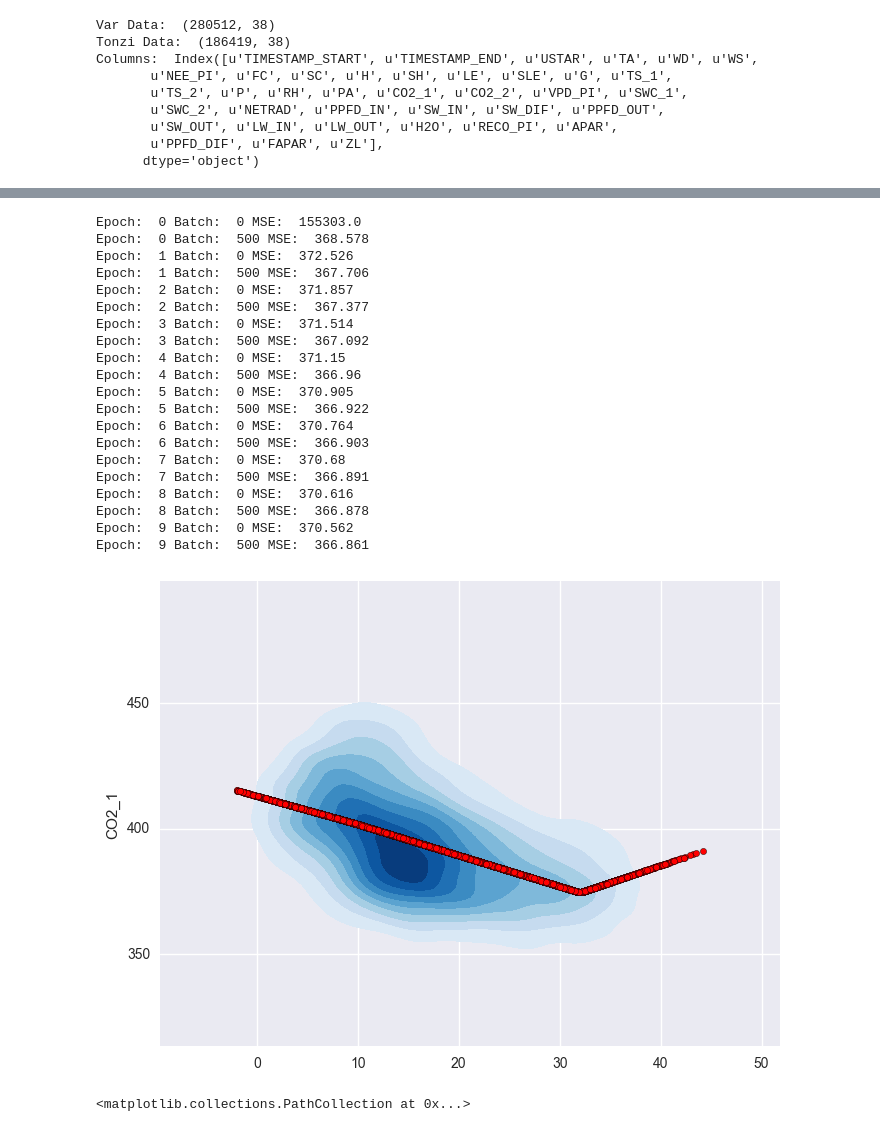
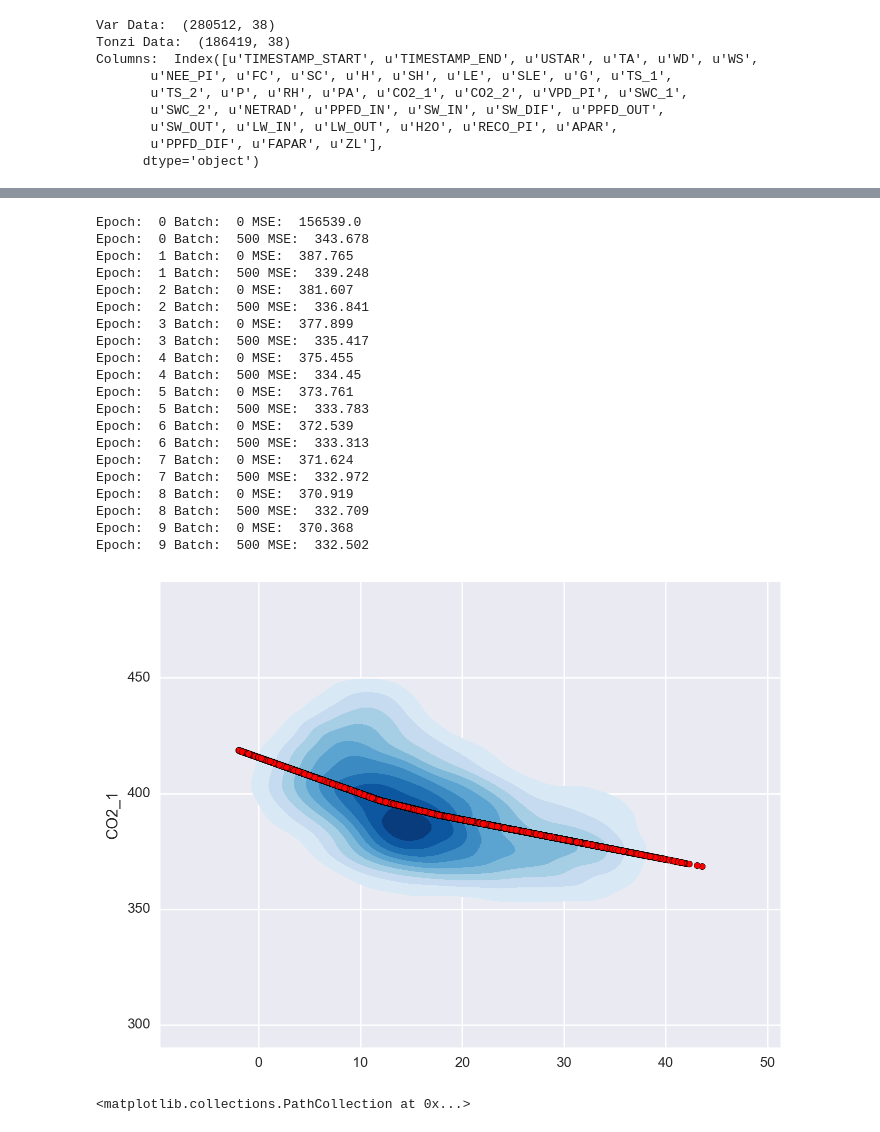
Before and after one commit to bsuper-archive/biomet-partials, a Jupyter notebook: Tensorflow Partial Derivatives.ipynb, the cells around one changed output, grey strips where cells are left out. Drawn from its saved outputs; the diff is of its cells as text; code cells hidden in the pictures.

```diff
--- a/Tensorflow Partial Derivatives.ipynb
+++ b/Tensorflow Partial Derivatives.ipynb
@@ -18,5 +25,8 @@ plt.rcParams['agg.path.chunksize'] = 10000
 # %%
 def model(x, reuse=False):
+    """
+    2 Hidden Layer (5 x 5) neural network with RELU activation.
+    """
     fc1 = layers.fully_connected(x, 5, activation_fn=tf.nn.relu, scope='fc1', reuse=reuse)
     fc2 = layers.fully_connected(fc1, 5, activation_fn=tf.nn.relu, scope='fc2', reuse=reuse)
     y = layers.fully_connected(fc2, 1, activation_fn=None, scope='fc3', reuse=reuse)
@@ -32,15 +42,18 @@ def preprocess(X):
 
 def get_data(df, X_vars, y_var, train_test_split=1.0):
     """
+    Gets normalized features and the response variable from the dataframe.
+
     Args:
       - df: Pandas dataframe containing the input data.
       - X_vars: List of column names for the input matrix.
       - y_var: Column name for the output matrix.
+      - train_test_split: Percentage of data to go in train.
 
     Returns:
         - X: Normalized input matrix containing X_vars.
         - y: Array containing the response variable.
-        - scaler: Module used to normalize X.
+        - X_scaler: Module used to normalize X.
     """
     # Filter out rows where one of the input variables and/or response variable is NaN.
     df = df[X_vars + [y_var]].dropna()
@@ -89,61 +113,67 @@ X_train:  (174410, 1)
 # %%
+# Split the data into batches
 batch_size = 256
 num_batches = X_train.shape[0] / batch_size
 X_batches = np.array_split(X_train, num_batches)
 y_batches = np.array_split(y_train.values.reshape(-1, 1), num_batches)
 
-x = tf.placeholder(tf.float32, shape=[None, X_train.shape[1]])
+# Placeholders for the
+X = tf.placeholder(tf.float32, shape=[None, X_train.shape[1]])
 y = tf.placeholder(tf.float32, shape=[None, 1])
-y_pred = model(x, reuse=False)
+y_pred = model(X, reuse=False)
 
 # Minimize the mean squared errors.
 loss = tf.reduce_mean(tf.square(y_pred - y))
 optimizer = tf.train.GradientDescentOptimizer(0.00001)
 train = optimizer.minimize(loss)
 
-partial_x = tf.gradients(y_pred, x)
+# Compute partial derivative of predictions w.r.t. input.
+partial_x = tf.gradients(y_pred, X)
 
 # Before starting, initialize the variables.  We will 'run' this first.
 init = tf.initialize_all_variables()
 
 # Launch the graph.
 sess = tf.Session()
 sess.run(init)
 
 with tf.Graph().as_default(), sess.as_default():
     for epoch in xrange(10):
         for i in xrange(num_batches):
-            _, batch_loss = sess.run([train, loss], feed_dict={x: X_batches[i], y: y_batches[i]})
+            # Train on batch i.
+            _, batch_loss = sess.run([train, loss], feed_dict={X: X_batches[i], y: y_batches[i]})
             if i % 500 == 0:
                 print "Epoch: ", epoch, "Batch: ", i, "MSE: ", batch_loss
-    preds, partials = sess.run([y_pred, partial_x], feed_dict={x: X_train})
+
+    # Compute test predictions and partial derivatives w.r.t. input.
+    preds, partials = sess.run([y_pred, partial_x], feed_dict={X: X_val})
 
 # Plot the first 20000 samples, already randomly shuffled, to save performance.
-sns.kdeplot(X_scaler.inverse_transform(X_train[:20000, 0]), y_train[:20000], cmap="Blues", shade=True, shade_lowest=False)
-plt.scatter(X_scaler.inverse_transform(X_train[:20000, 0]), preds[:20000, 0], c='r')
+sns.kdeplot(X_scaler.inverse_transform(X_val[:20000, 0]), y_val[:20000], cmap="Blues", shade=True, shade_lowest=False)
+plt.scatter(X_scaler.inverse_transform(X_val[:20000, 0]), preds[:20000, 0], c='r')
 plt.show()
 plt.title("Partial Derivatives")
-plt.scatter(X_scaler.inverse_transform(X_train), partials)
+plt.scatter(X_scaler.inverse_transform(X_val), partials)
 # %% [output]
-Epoch:  0 Batch:  0 MSE:  155303.0
-Epoch:  0 Batch:  500 MSE:  368.578
-Epoch:  1 Batch:  0 MSE:  372.526
-Epoch:  1 Batch:  500 MSE:  367.706
-Epoch:  2 Batch:  0 MSE:  371.857
-Epoch:  2 Batch:  500 MSE:  367.377
-Epoch:  3 Batch:  0 MSE:  371.514
-Epoch:  3 Batch:  500 MSE:  367.092
-Epoch:  4 Batch:  0 MSE:  371.15
-Epoch:  4 Batch:  500 MSE:  366.96
-Epoch:  5 Batch:  0 MSE:  370.905
-Epoch:  5 Batch:  500 MSE:  366.922
-Epoch:  6 Batch:  0 MSE:  370.764
-Epoch:  6 Batch:  500 MSE:  366.903
-Epoch:  7 Batch:  0 MSE:  370.68
-Epoch:  7 Batch:  500 MSE:  366.891
-Epoch:  8 Batch:  0 MSE:  370.616
-Epoch:  8 Batch:  500 MSE:  366.878
-Epoch:  9 Batch:  0 MSE:  370.562
-Epoch:  9 Batch:  500 MSE:  366.861
+Epoch:  0 Batch:  0 MSE:  156539.0
+Epoch:  0 Batch:  500 MSE:  343.678
+Epoch:  1 Batch:  0 MSE:  387.765
+Epoch:  1 Batch:  500 MSE:  339.248
+Epoch:  2 Batch:  0 MSE:  381.607
+Epoch:  2 Batch:  500 MSE:  336.841
+Epoch:  3 Batch:  0 MSE:  377.899
+Epoch:  3 Batch:  500 MSE:  335.417
+Epoch:  4 Batch:  0 MSE:  375.455
+Epoch:  4 Batch:  500 MSE:  334.45
+Epoch:  5 Batch:  0 MSE:  373.761
+Epoch:  5 Batch:  500 MSE:  333.783
+Epoch:  6 Batch:  0 MSE:  372.539
+Epoch:  6 Batch:  500 MSE:  333.313
+Epoch:  7 Batch:  0 MSE:  371.624
+Epoch:  7 Batch:  500 MSE:  332.972
+Epoch:  8 Batch:  0 MSE:  370.919
+Epoch:  8 Batch:  500 MSE:  332.709
+Epoch:  9 Batch:  0 MSE:  370.368
+Epoch:  9 Batch:  500 MSE:  332.502
-[figure, old version]
+[figure, new version]
 <matplotlib.collections.PathCollection at 0x...>
```
Also changed, not shown: parts of 8 cells of this notebook.
